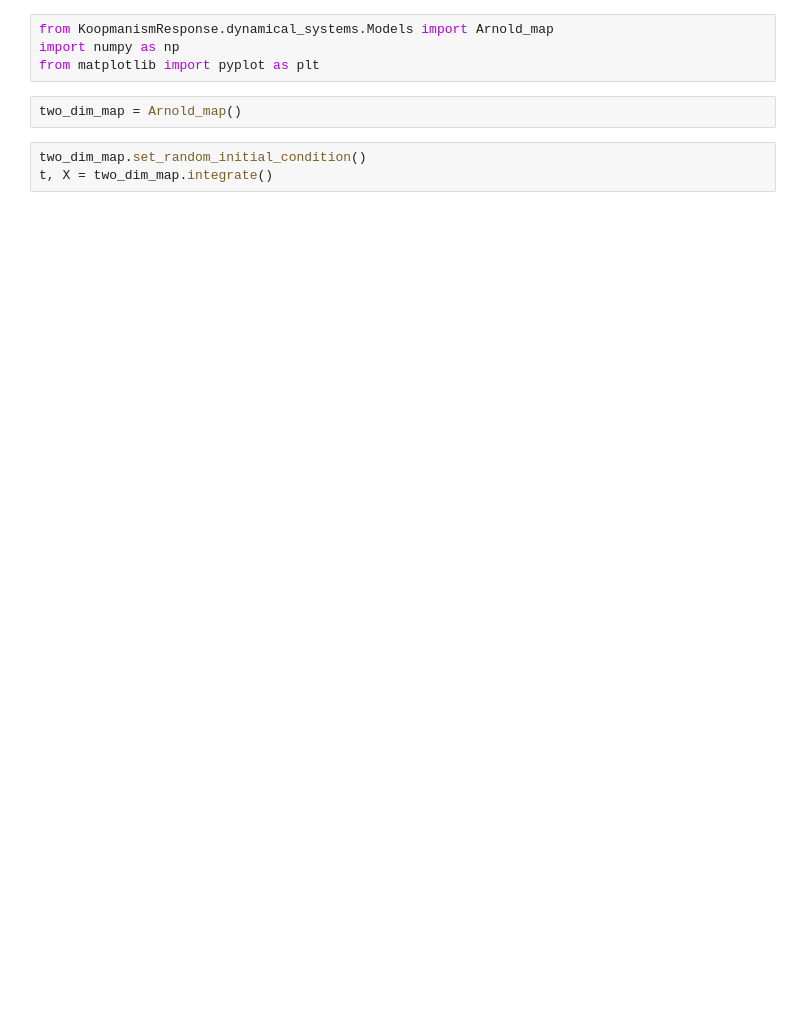
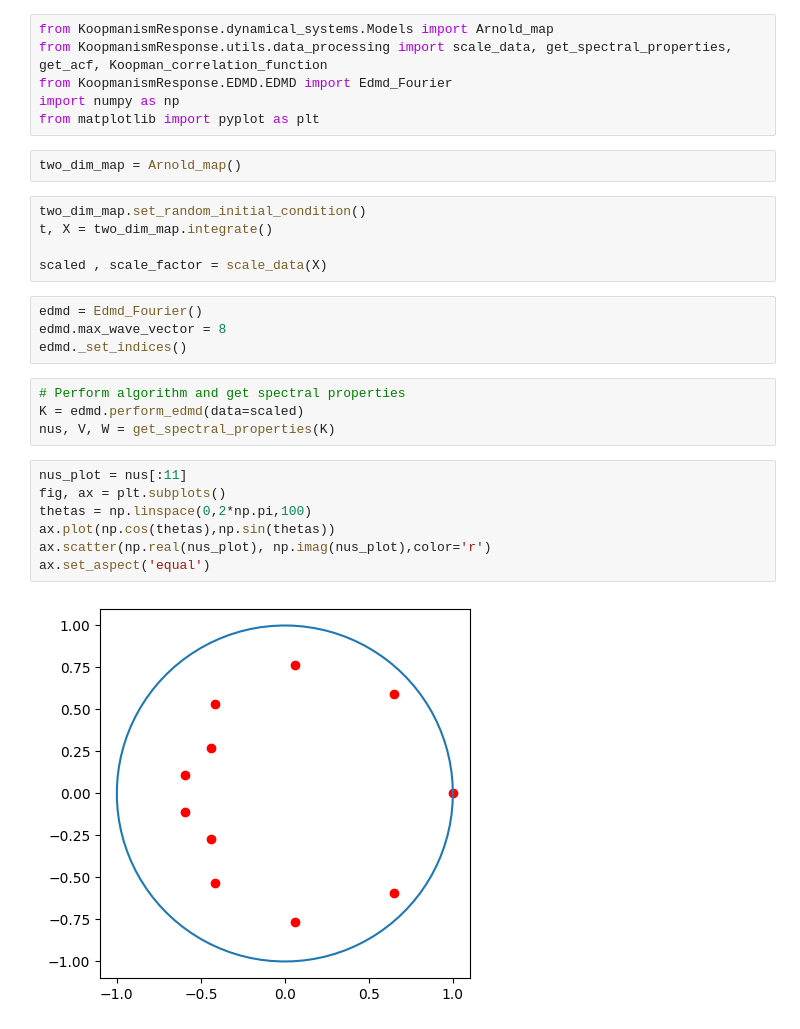
Before and after one commit to niccozagli/KoopmanismResponse, a Jupyter notebook: notebooks/GeneralisedArnoldMap.ipynb, the cells around one changed output. Saved outputs shown, nothing was run; the diff lists cells and outputs as text; blank space fills up the shorter version.

Commit message:
EDMD and correlation functions work

```diff
--- a/notebooks/GeneralisedArnoldMap.ipynb
+++ b/notebooks/GeneralisedArnoldMap.ipynb
@@ -1,5 +1,7 @@
 # %%
 from KoopmanismResponse.dynamical_systems.Models import Arnold_map
+from KoopmanismResponse.utils.data_processing import scale_data, get_spectral_properties, get_acf, Koopman_correlation_function
+from KoopmanismResponse.EDMD.EDMD import Edmd_Fourier
 import numpy as np
 from matplotlib import pyplot as plt
 # %%
@@ -7,3 +9,22 @@ two_dim_map = Arnold_map()
 # %%
 two_dim_map.set_random_initial_condition()
 t, X = two_dim_map.integrate()
+
+scaled , scale_factor = scale_data(X)
+# %%
+edmd = Edmd_Fourier()
+edmd.max_wave_vector = 8
+edmd._set_indices()
+# %%
+# Perform algorithm and get spectral properties
+K = edmd.perform_edmd(data=scaled)
+nus, V, W = get_spectral_properties(K)
+# %%
+nus_plot = nus[:11]
+fig, ax = plt.subplots()
+thetas = np.linspace(0,2*np.pi,100)
+ax.plot(np.cos(thetas),np.sin(thetas))
+ax.scatter(np.real(nus_plot), np.imag(nus_plot),color='r')
+ax.set_aspect('equal')
+# %% [output]
+[figure, added]
```
Also changed, not shown: parts of 5 cells of this notebook, 1 other file.
